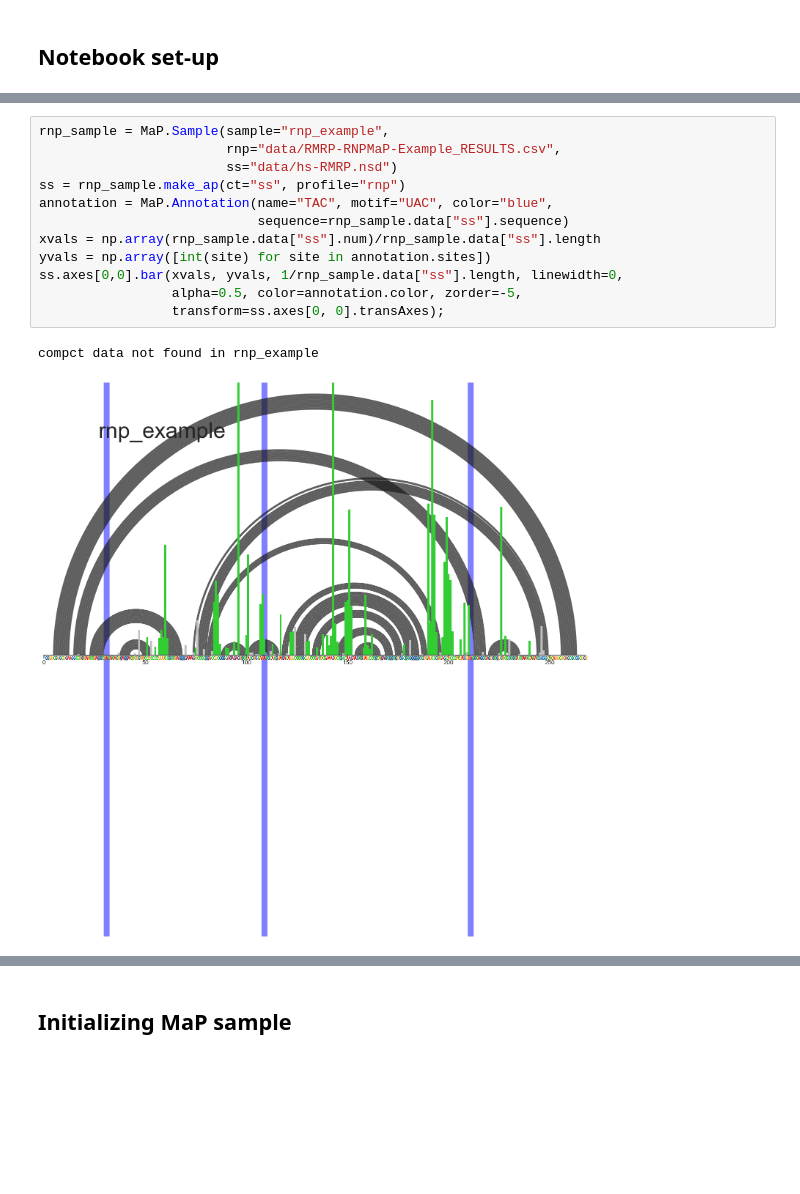
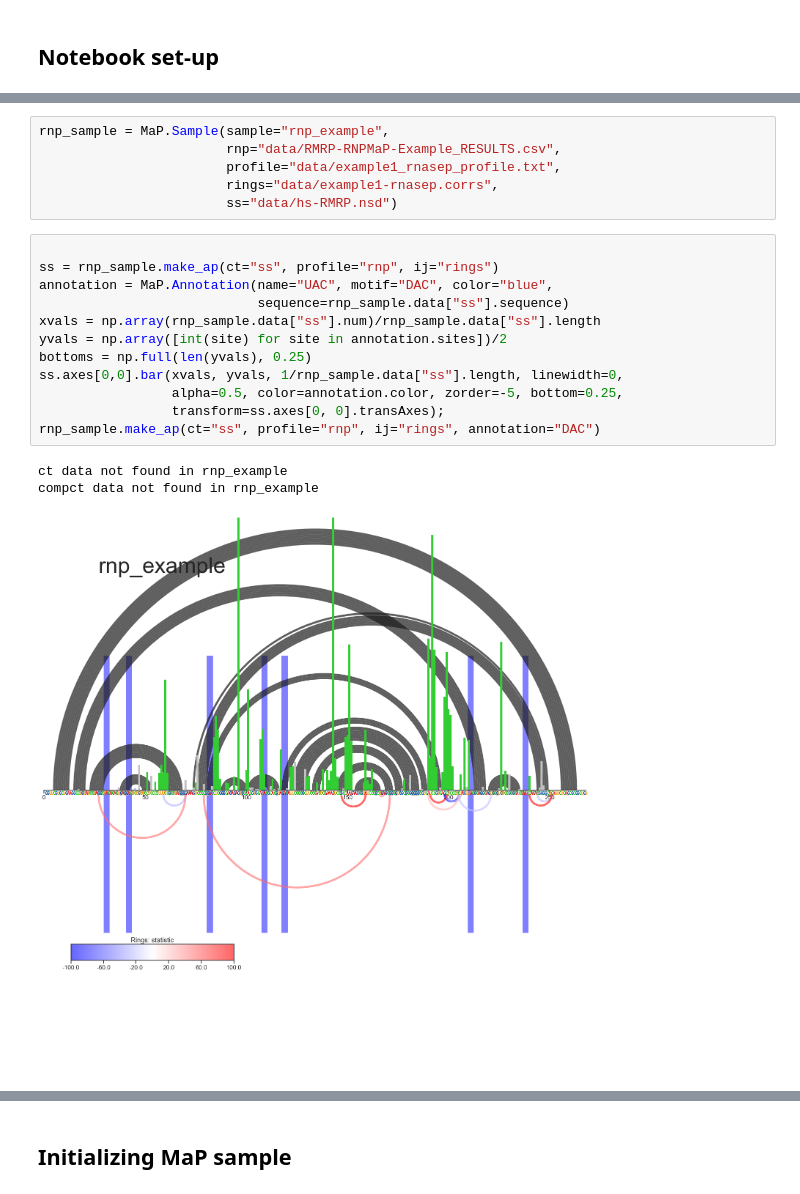
Before and after one commit to Weeks-UNC/RNAvigate, a Jupyter notebook: JNB-example/new-figure-testing.ipynb, the cells around one changed output, grey strips where cells are left out. Cells and saved outputs as stored; diff of their text form; blank space fills up the shorter version.

```diff
--- a/JNB-example/new-figure-testing.ipynb
+++ b/JNB-example/new-figure-testing.ipynb
@@ -15,19 +15,26 @@ import numpy as np
 MaP.create_code_button()
 # %% [output]
 [interactive output not drawn]
+# %%
+rnp_sample = MaP.Sample(sample="rnp_example",
+                        rnp="data/RMRP-RNPMaP-Example_RESULTS.csv",
+                        profile="data/example1_rnasep_profile.txt",
+                        rings="data/example1-rnasep.corrs",
+                        ss="data/hs-RMRP.nsd")
 # %%
-rnp_sample = MaP.Sample(sample="rnp_example",
-                        rnp="data/RMRP-RNPMaP-Example_RESULTS.csv",
-                        ss="data/hs-RMRP.nsd")
-ss = rnp_sample.make_ap(ct="ss", profile="rnp")
-annotation = MaP.Annotation(name="TAC", motif="UAC", color="blue",
+
+ss = rnp_sample.make_ap(ct="ss", profile="rnp", ij="rings")
+annotation = MaP.Annotation(name="UAC", motif="DAC", color="blue",
                             sequence=rnp_sample.data["ss"].sequence)
 xvals = np.array(rnp_sample.data["ss"].num)/rnp_sample.data["ss"].length
-yvals = np.array([int(site) for site in annotation.sites])
+yvals = np.array([int(site) for site in annotation.sites])/2
+bottoms = np.full(len(yvals), 0.25)
 ss.axes[0,0].bar(xvals, yvals, 1/rnp_sample.data["ss"].length, linewidth=0,
-                 alpha=0.5, color=annotation.color, zorder=-5,
+                 alpha=0.5, color=annotation.color, zorder=-5, bottom=0.25,
                  transform=ss.axes[0, 0].transAxes);
+rnp_sample.make_ap(ct="ss", profile="rnp", ij="rings", annotation="DAC")
 # %% [output]
+ct data not found in rnp_example
 compct data not found in rnp_example
-[figure, old version]
+[figure, new version]
 # %%
```
Also changed, not shown: parts of 3 cells of this notebook, 3 other files.
